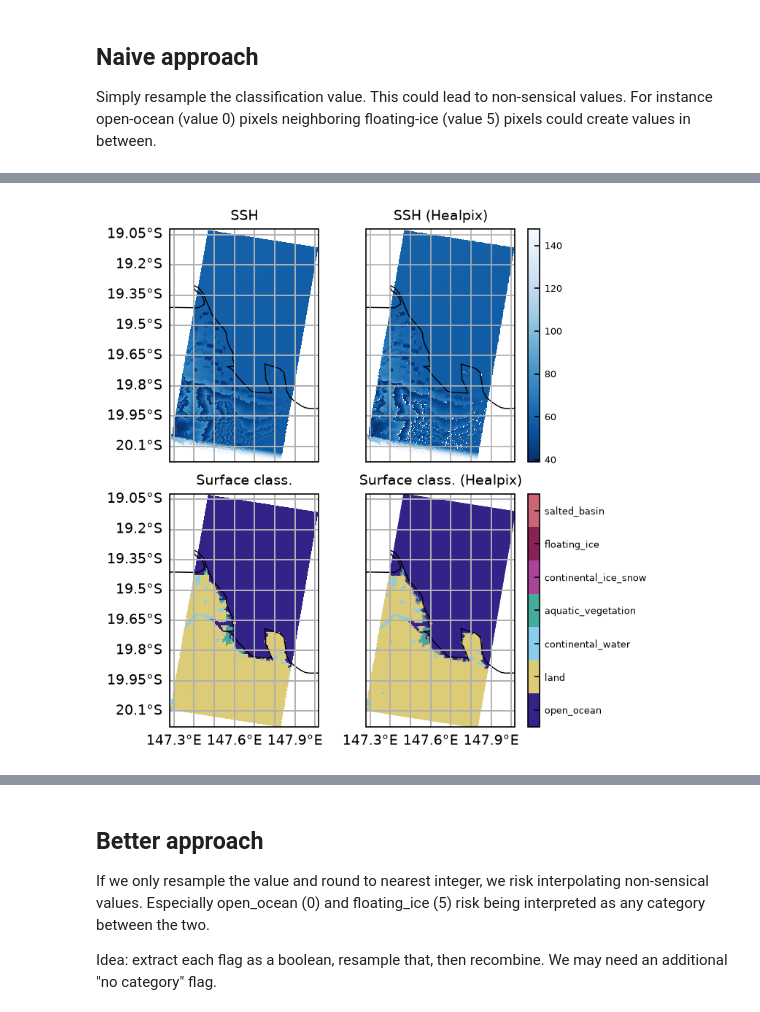
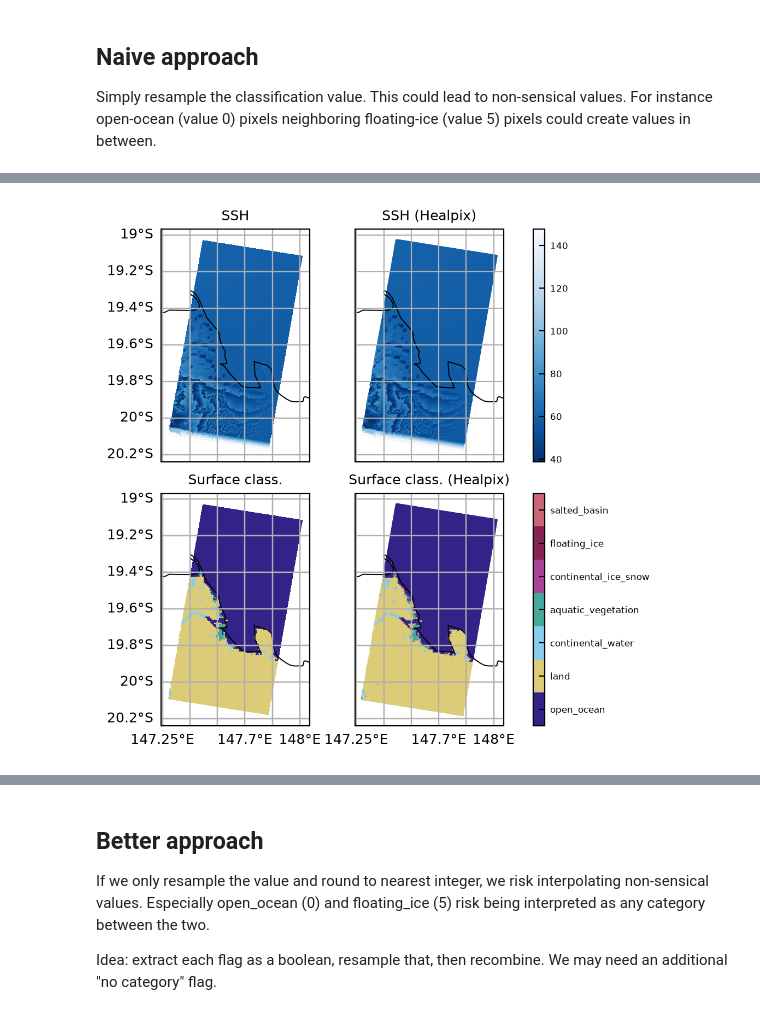
Before and after one commit to Descanonge/SWOT-Healpix, a Jupyter notebook: swot_healpix/resample/flags.ipynb, the cells around one changed output, grey strips where cells are left out. Saved outputs shown, nothing was run; the diff lists cells and outputs as text; code cells hidden in the pictures.

```diff
--- a/swot_healpix/resample/flags.ipynb
+++ b/swot_healpix/resample/flags.ipynb
@@ -31,4 +29,11 @@ healpix_grid = hp.HealpixGrid(level=level, indexing_scheme="nested", ellipsoid="
 track = SWOT(cycle=546, track=19, version="PGC0")
+# %%
+plot_dir = "~/Data/Plots/resample_flags"
+
+def savefig(fig, name, **kwargs):
+    outfile = path.join(path.expanduser(plot_dir), name)
+    check_target(outfile)
+    fig.savefig(outfile, **kwargs)
 # %%
 swot_file = track.get_file()
 swath = xr.open_dataset(swot_file, group="left", chunks=-1)
@@ -196,19 +202,17 @@ fig, axes = plt.subplots(
     2,
     subplot_kw={"projection": ccrs.PlateCarree()},
     figsize=(5, 5),
-    dpi=150,
+    dpi=200,
     layout="constrained",
     sharex=True,
     sharey=True,
 )
-grid = hp.HealpixGrid(level=level, indexing_scheme="nested", ellipsoid="WGS84")
-
 
 ssh_vmin = float(swath.ssh_karin_2.quantile(0.01))
 ssh_vmax = float(swath.ssh_karin_2.quantile(0.99))
 
 # SSH
-swath.ssh_karin_2.plot.pcolormesh(
+im_ssh = swath.ssh_karin_2.plot.pcolormesh(
     x="longitude",
     y="latitude",
     ax=axes[0, 0],
@@ -220,17 +224,16 @@ swath.ssh_karin_2.plot.pcolormesh(
 axes[0, 0].set_title("SSH")
 
 # SSH Healpix
-im_ssh_hp = hp.plot(
-    ssh_hp.cell_ids,
-    ssh_hp.cell_data,
-    healpix_grid=healpix_grid,
-    sampling_grid={"shape": 512},
-    vmin=ssh_vmin,
-    vmax=ssh_vmax,
-    cmap="Blues_r",
-    ax=axes[0, 1],
+vertices = np.stack(
+    healpix_geo.nested.vertices(ssh_hp.cell_ids, depth=level, ellipsoid="WGS84"),
+    axis=-1,
 )
-cbar = fig.colorbar(im_ssh_hp)
+colorizer = plt.Colorizer("Blues_r", norm=plt.Normalize(ssh_vmin, ssh_vmax))
+colors = colorizer.to_rgba(ssh_hp.cell_data)
+polys = PolyCollection(vertices[:-1], ec=colors, fc=colors)
+axes[0, 1].add_collection(polys)
+
+fig.colorbar(im_ssh, ax=axes[0])
 axes[0, 1].set_title("SSH (Healpix)")
 
 # Classification
@@ -241,35 +244,37 @@ im_cls = classification.plot.pcolormesh(
     # cmap=tc.rainbow_PuRd,
     cmap=class_cmap,
     vmin=0,
     vmax=7,
     add_colorbar=False,
 )
 axes[1, 0].set_title("Surface class.")
 
 # Classification (Healpix)
 vertices = np.stack(
     healpix_geo.nested.vertices(class_hp.cell_ids, depth=level, ellipsoid="WGS84"),
     axis=-1,
 )
 colors = np.array(class_cmap.colors)[np.rint(class_hp.cell_data).astype("i")]
 polys = PolyCollection(vertices[:-1], ec=colors, fc=colors)
 axes[1, 1].add_collection(polys)
 
-cbar = fig.colorbar(im_cls, ax=axes[1, 1], ticks=np.arange(0, 7) + 0.5)
+cbar = fig.colorbar(im_cls, ax=axes[1], ticks=np.arange(0, 7) + 0.5)
 cbar.set_ticklabels(class_meanings)
 axes[1, 1].set_title("Surface class. (Healpix)")
 
 for ax in axes.flat:
     ax.coastlines(lw=0.7)
     ax.set_aspect("equal")
     ax.gridlines()
 
 for ax in axes[:, 0]:
     ax.gridlines(draw_labels={"left": "y"})
 for ax in axes[-1]:
     ax.gridlines(draw_labels={"bottom": "x"})
+
+savefig(fig, "classification_naive.png")
 # %% [output]
-[figure, old version]
+[figure, new version]
 # %%
 # Show postings to explain missing cells over land (due to layovers)
 
```
Also changed, not shown: parts of 12 cells of this notebook.
